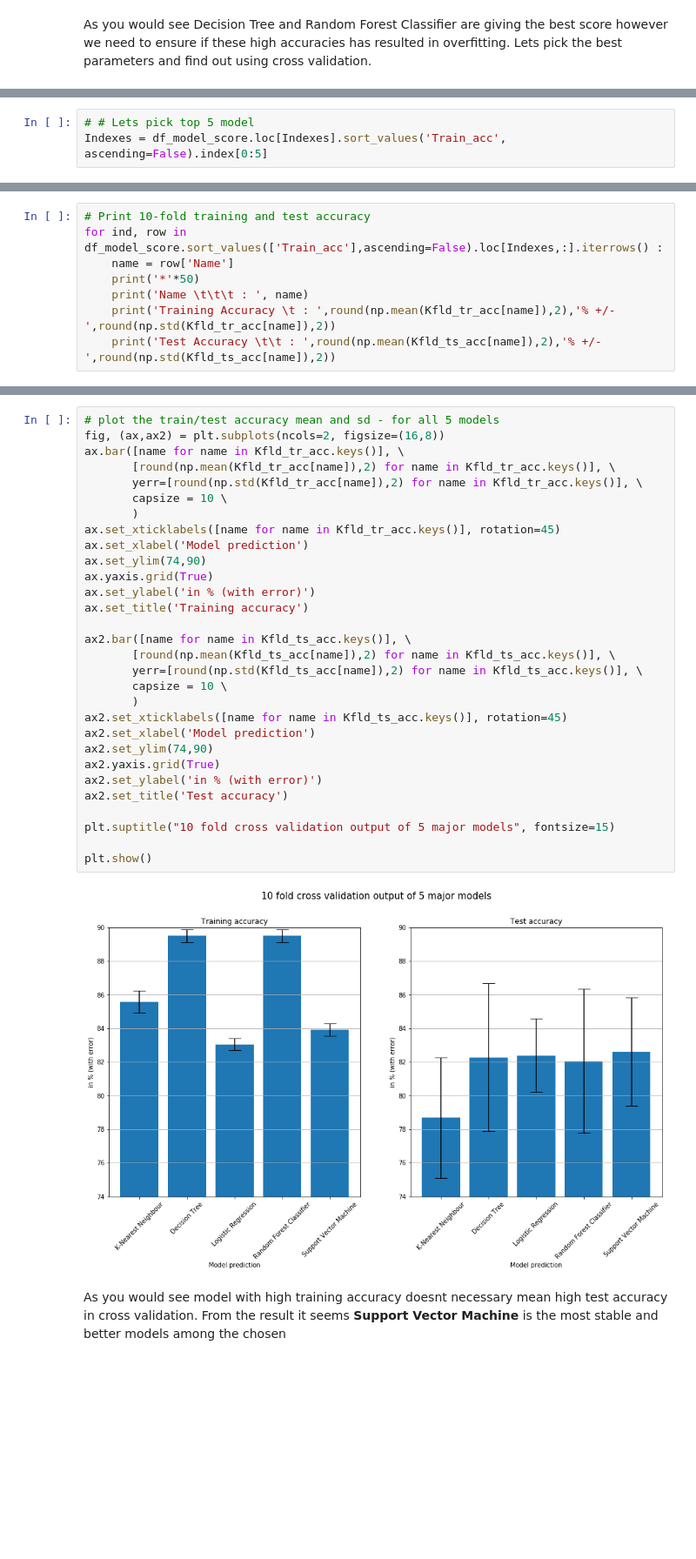
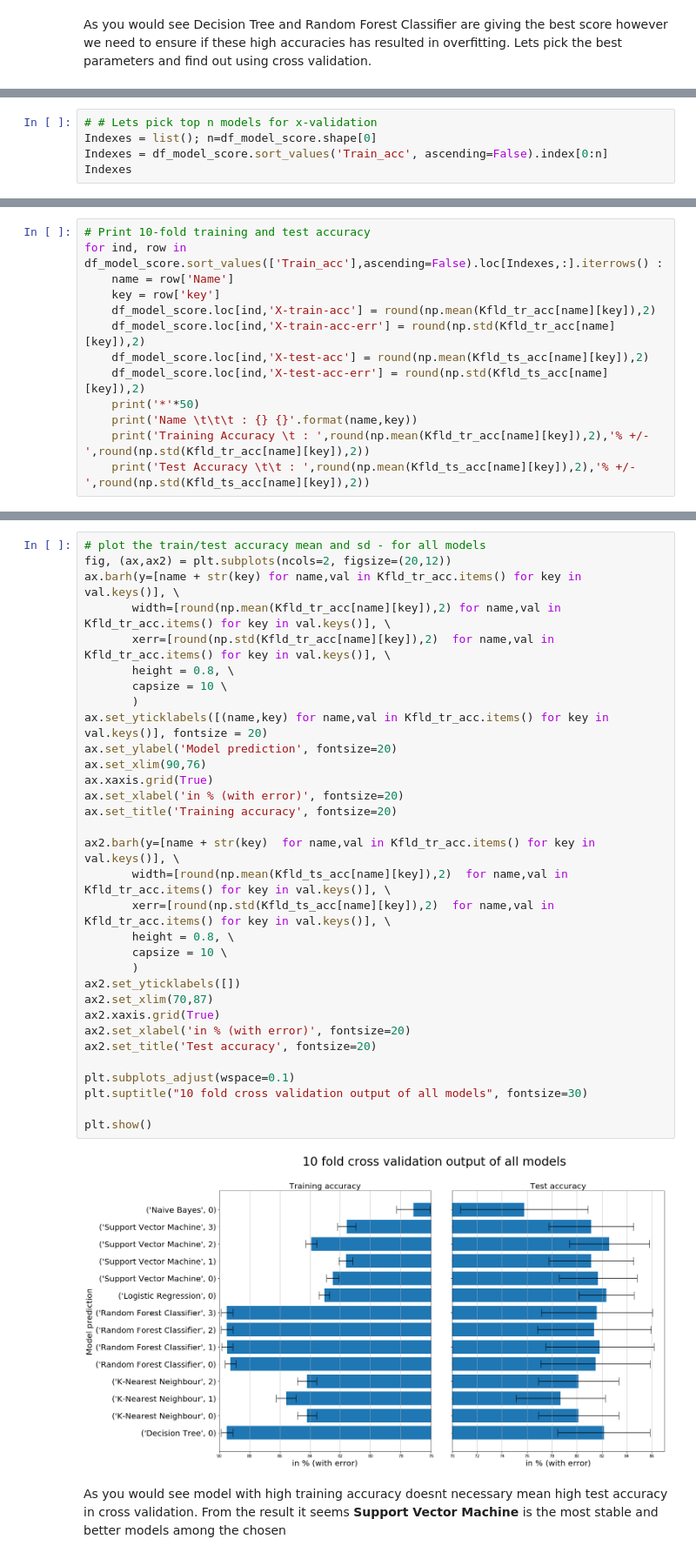
Before and after one commit to Rajesh-Nair/Feature-engineering-and-EDA-using-python, a Jupyter notebook: Titanic-model.ipynb, the cells around one changed output, grey strips where cells are left out. Shown: that part at 87% size. Drawn from its saved outputs; the diff is of its cells as text; blank space fills up the shorter version.

```diff
--- a/Titanic-model.ipynb
+++ b/Titanic-model.ipynb
@@ -235,3 +234,5 @@ df_model_score.loc[best_par_in,['Name', 'key', 'Train_acc', 'Parameters']].sort_
 # %%
-# # Lets pick top 5 model
-Indexes = df_model_score.loc[Indexes].sort_values('Train_acc', ascending=False).index[0:5]
+# # Lets pick top n models for x-validation
+Indexes = list(); n=df_model_score.shape[0]
+Indexes = df_model_score.sort_values('Train_acc', ascending=False).index[0:n]
+Indexes
@@ -259,9 +264,14 @@ for trcv_index, tscv_index in kfld.split(X_train, Y_train):
 # Print 10-fold training and test accuracy
 for ind, row in df_model_score.sort_values(['Train_acc'],ascending=False).loc[Indexes,:].iterrows() :
     name = row['Name']
+    key = row['key']
+    df_model_score.loc[ind,'X-train-acc'] = round(np.mean(Kfld_tr_acc[name][key]),2)
+    df_model_score.loc[ind,'X-train-acc-err'] = round(np.std(Kfld_tr_acc[name][key]),2)
+    df_model_score.loc[ind,'X-test-acc'] = round(np.mean(Kfld_ts_acc[name][key]),2)
+    df_model_score.loc[ind,'X-test-acc-err'] = round(np.std(Kfld_ts_acc[name][key]),2)
     print('*'*50)
-    print('Name \t\t\t : ', name)
-    print('Training Accuracy \t : ',round(np.mean(Kfld_tr_acc[name]),2),'% +/-',round(np.std(Kfld_tr_acc[name]),2))
-    print('Test Accuracy \t\t : ',round(np.mean(Kfld_ts_acc[name]),2),'% +/-',round(np.std(Kfld_ts_acc[name]),2))
+    print('Name \t\t\t : {} {}'.format(name,key))
+    print('Training Accuracy \t : ',round(np.mean(Kfld_tr_acc[name][key]),2),'% +/-',round(np.std(Kfld_tr_acc[name][key]),2))
+    print('Test Accuracy \t\t : ',round(np.mean(Kfld_ts_acc[name][key]),2),'% +/-',round(np.std(Kfld_ts_acc[name][key]),2))
 # %% [output]
 **************************************************
@@ -287,35 +294,37 @@ Test Accuracy            :  82.38 % +/- 2.19
 # %%
-# plot the train/test accuracy mean and sd - for all 5 models
-fig, (ax,ax2) = plt.subplots(ncols=2, figsize=(16,8))
-ax.bar([name for name in Kfld_tr_acc.keys()], \
-       [round(np.mean(Kfld_tr_acc[name]),2) for name in Kfld_tr_acc.keys()], \
-       yerr=[round(np.std(Kfld_tr_acc[name]),2) for name in Kfld_tr_acc.keys()], \
+# plot the train/test accuracy mean and sd - for all models
+fig, (ax,ax2) = plt.subplots(ncols=2, figsize=(20,12))
+ax.barh(y=[name + str(key) for name,val in Kfld_tr_acc.items() for key in val.keys()], \
+       width=[round(np.mean(Kfld_tr_acc[name][key]),2) for name,val in Kfld_tr_acc.items() for key in val.keys()], \
+       xerr=[round(np.std(Kfld_tr_acc[name][key]),2)  for name,val in Kfld_tr_acc.items() for key in val.keys()], \
+       height = 0.8, \
        capsize = 10 \
        )
-ax.set_xticklabels([name for name in Kfld_tr_acc.keys()], rotation=45)
-ax.set_xlabel('Model prediction')
-ax.set_ylim(74,90)
-ax.yaxis.grid(True)
-ax.set_ylabel('in % (with error)')
-ax.set_title('Training accuracy')
+ax.set_yticklabels([(name,key) for name,val in Kfld_tr_acc.items() for key in val.keys()], fontsize = 20)
+ax.set_ylabel('Model prediction', fontsize=20)
+ax.set_xlim(90,76)
+ax.xaxis.grid(True)
+ax.set_xlabel('in % (with error)', fontsize=20)
+ax.set_title('Training accuracy', fontsize=20)
 
-ax2.bar([name for name in Kfld_ts_acc.keys()], \
-       [round(np.mean(Kfld_ts_acc[name]),2) for name in Kfld_ts_acc.keys()], \
-       yerr=[round(np.std(Kfld_ts_acc[name]),2) for name in Kfld_ts_acc.keys()], \
+ax2.barh(y=[name + str(key)  for name,val in Kfld_tr_acc.items() for key in val.keys()], \
+       width=[round(np.mean(Kfld_ts_acc[name][key]),2)  for name,val in Kfld_tr_acc.items() for key in val.keys()], \
+       xerr=[round(np.std(Kfld_ts_acc[name][key]),2)  for name,val in Kfld_tr_acc.items() for key in val.keys()], \
+       height = 0.8, \
        capsize = 10 \
        )
-ax2.set_xticklabels([name for name in Kfld_ts_acc.keys()], rotation=45)
-ax2.set_xlabel('Model prediction')
-ax2.set_ylim(74,90)
-ax2.yaxis.grid(True)
-ax2.set_ylabel('in % (with error)')
-ax2.set_title('Test accuracy')
+ax2.set_yticklabels([])
+ax2.set_xlim(70,87)
+ax2.xaxis.grid(True)
+ax2.set_xlabel('in % (with error)', fontsize=20)
+ax2.set_title('Test accuracy', fontsize=20)
 
-plt.suptitle("10 fold cross validation output of 5 major models", fontsize=15)
+plt.subplots_adjust(wspace=0.1)
+plt.suptitle("10 fold cross validation output of all models", fontsize=30)
 
 plt.show()
 # %% [output]
-[figure, old version]
+[figure, new version]
 # %% [markdown]
 As you would see model with high training accuracy doesnt necessary mean high test accuracy in cross validation. From the result it seems **Support Vector Machine** is the most stable and better models among the chosen
 # %% [markdown]
```
Also changed, not shown: parts of 15 cells of this notebook, 2 other files.
